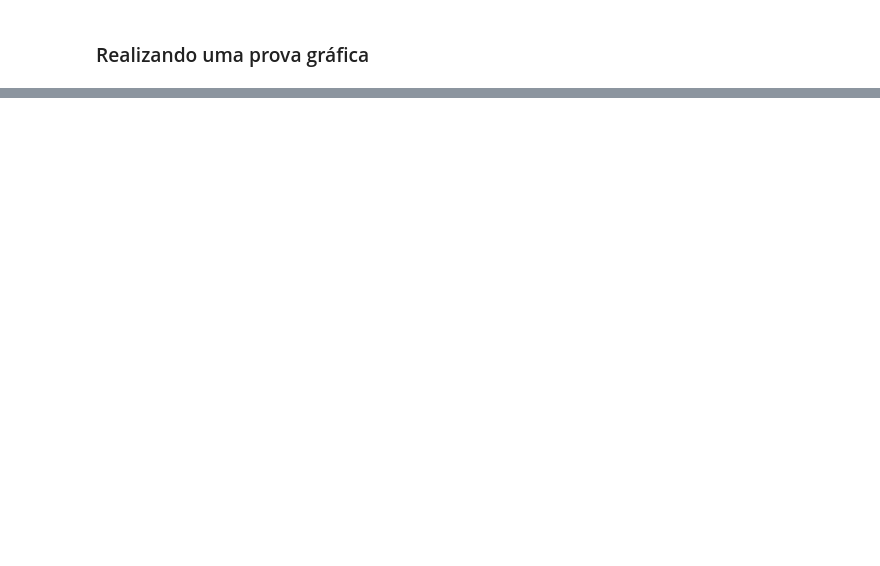
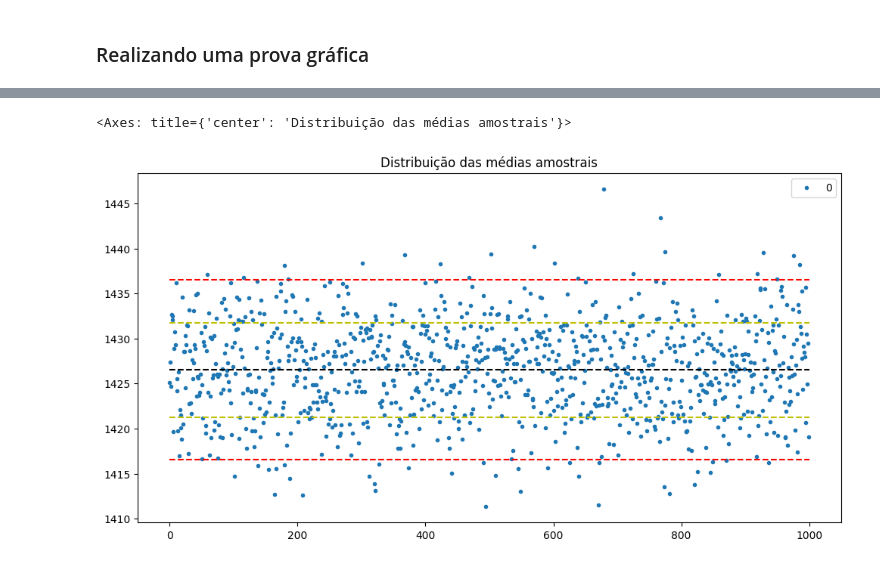
Before and after one commit to mauricioaalmeida/ONE-ETL, a Jupyter notebook: Estatistica_Parte_2/Curso_de_Estatística_Parte_2.ipynb, the cells around one changed output, grey strips where cells are left out. Saved outputs shown, nothing was run; the diff lists cells and outputs as text; code cells hidden in the pictures; blank space fills up the shorter version.

```diff
--- a/Estatistica_Parte_2/Curso_de_Estatística_Parte_2.ipynb
+++ b/Estatistica_Parte_2/Curso_de_Estatística_Parte_2.ipynb
@@ -1201,0 +1615,3 @@ Estamos estudando o **rendimento mensal dos chefes de domicílios com renda até
+# %%
+media = renda_5000.mean()
+media
@@ -1202,2 +1620,6 @@ Estamos estudando o **rendimento mensal dos chefes de domicílios com renda até
 # %% [markdown]
 ### Calculando o tamanho da amostra
+# %%
+n = (z *( sigma / e)) ** 2
+n = int(n.round())
+print(f'Amostra: {n}')
@@ -1204,2 +1628,5 @@ Estamos estudando o **rendimento mensal dos chefes de domicílios com renda até
 # %% [markdown]
 ### Calculando o intervalo de confiança para a média
+# %%
+intervalo = norm.interval(confidence = 0.95, loc = media, scale = sigma / np.sqrt(n))
+print(f"O intervalo de confiança é: ({intervalo[0]:.2f}, {intervalo[1]:.2f})")
@@ -1206,2 +1635,8 @@ Estamos estudando o **rendimento mensal dos chefes de domicílios com renda até
 # %% [markdown]
 ### Realizando uma prova gráfica
+# %%
+tamanho_simulacao = 1000
+
+medias = [renda_5000.sample(n= n, replace=True).mean() for i in range(tamanho_simulacao)]
+medias = pd.DataFrame(medias)
+medias.head()
@@ -1207,0 +1650,15 @@ Estamos estudando o **rendimento mensal dos chefes de domicílios com renda até
+# %%
+ax = medias.plot(style = '.')
+ax.figure.set_size_inches(12,6)
+ax.hlines(y = media, xmin=0, xmax=tamanho_simulacao, colors = 'black', linestyles = 'dashed')
+ax.hlines(y = intervalo[0], xmin=0, xmax=tamanho_simulacao, colors = 'red', linestyles = 'dashed')
+ax.hlines(y = intervalo[1], xmin=0, xmax=tamanho_simulacao, colors = 'red', linestyles = 'dashed')
+
+ax.hlines(y = media + medias.std(), xmin=0, xmax=tamanho_simulacao, colors = 'y', linestyles = 'dashed')
+ax.hlines(y = media - medias.std(), xmin=0, xmax=tamanho_simulacao, colors = 'y', linestyles = 'dashed')
+
+ax.set_title('Distribuição das médias amostrais')
+ax
+# %% [output]
+<Axes: title={'center': 'Distribuição das médias amostrais'}>
+[figure, added]
```
Also changed, not shown: parts of 74 cells of this notebook.
